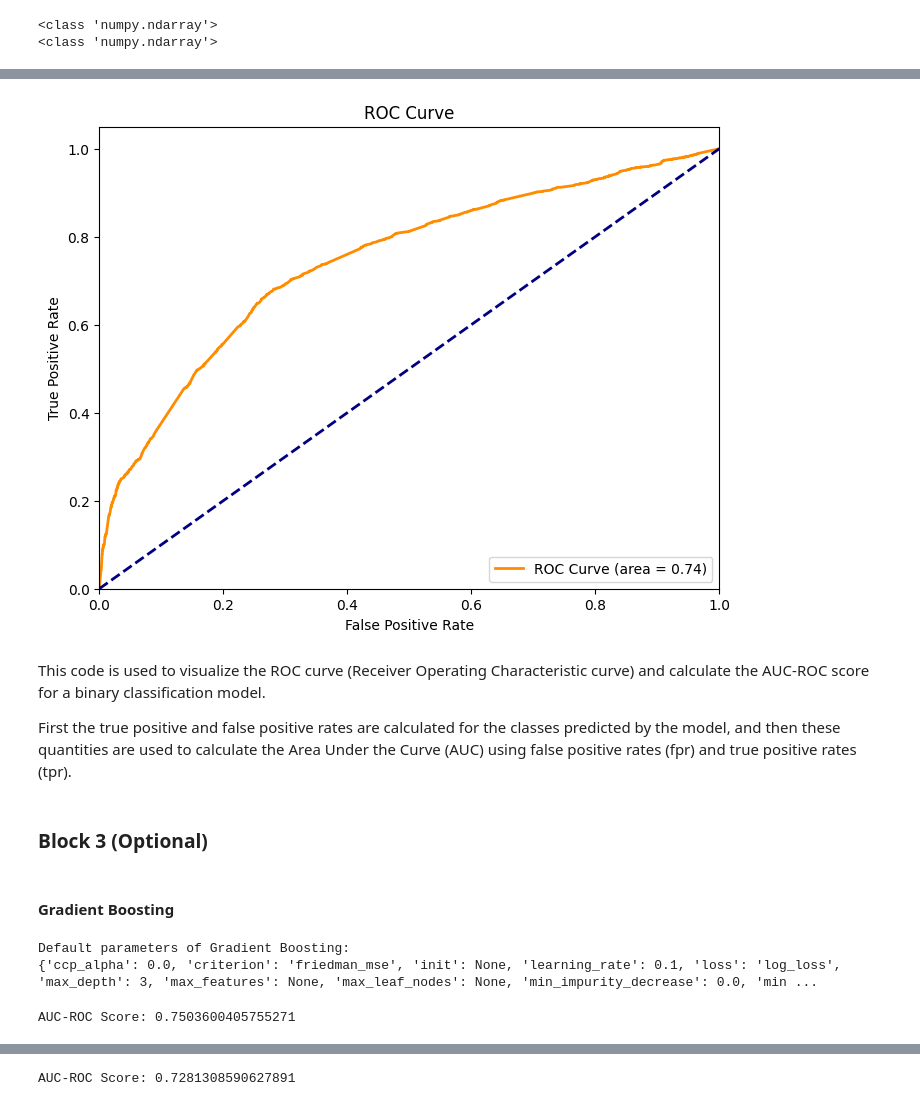
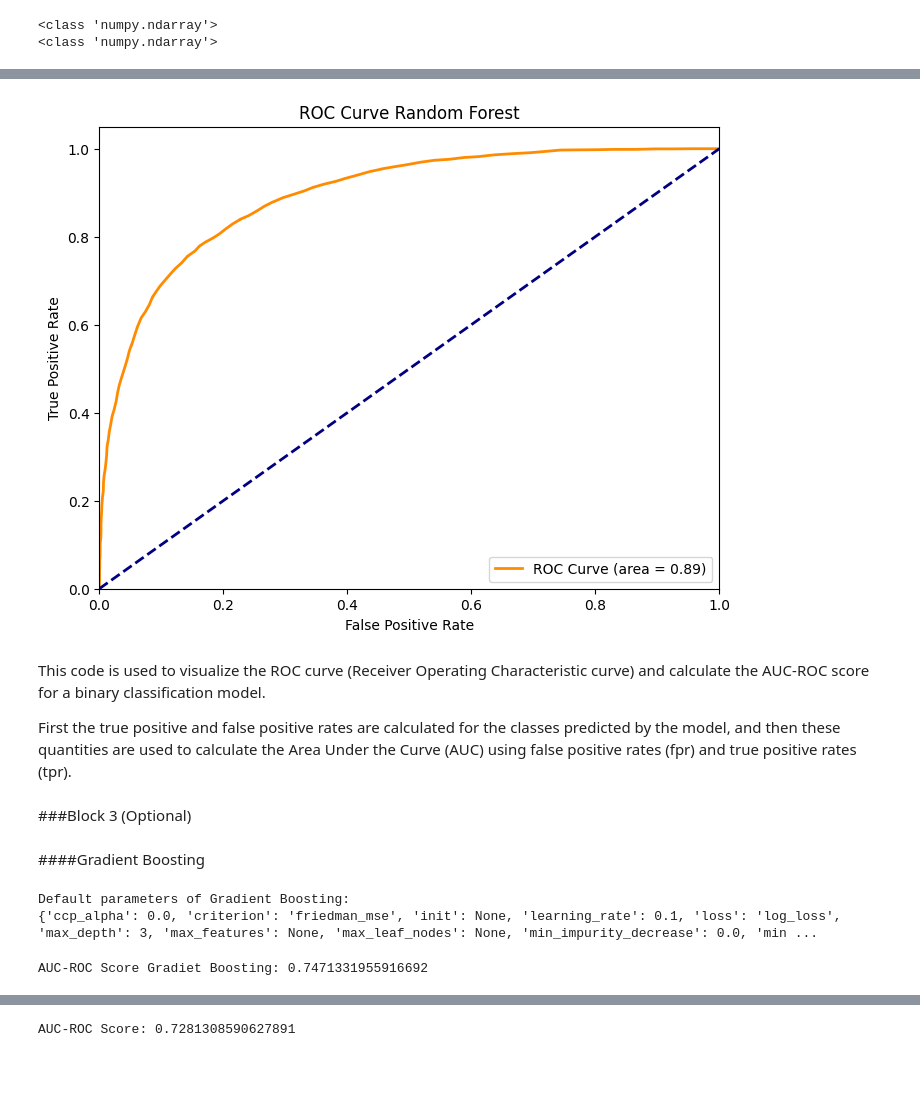
Before and after one commit to SailorGeorge/BiomedicalDataScience_LAB04, a Jupyter notebook: Biomedical_Data_Science_Lab_04.ipynb, the cells around one changed output, grey strips where cells are left out. Drawn from its saved outputs; the diff is of its cells as text; code cells hidden in the pictures; blank space fills up the shorter version.

```diff
--- a/Biomedical_Data_Science_Lab_04.ipynb
+++ b/Biomedical_Data_Science_Lab_04.ipynb
@@ -379 +371,4 @@ median_values = X_train.median()
+# %%
+median_valuestrain = X_train.median()
+median_valuestest = X_test.median()
 # %%
@@ -400,3 +416,3 @@ dtype: float64
 # %%
-X_train.fillna(median_values, inplace=True)
-X_test.fillna(median_values, inplace=True)
+X_train.fillna(median_valuestrain, inplace=True)
+X_test.fillna(median_valuestest, inplace=True)
@@ -444,3 +494,13 @@ X_test_encoded = encoded_data[len(X_train):]
 label_encoder = LabelEncoder()
 y_train_encoded = label_encoder.fit_transform(y_train)
 y_test_encoded = label_encoder.transform(y_test)
+# %%
+categorical_cols = ['metastatic_tumor', 'codidiagingreso', 'codservicioreal']
+
+combined_data = pd.concat([X_train, X_test], axis=0)
+
+combined_data_encoded = pd.get_dummies(combined_data, columns=categorical_cols, prefix=categorical_cols)
+
+
+X_train_encoded = combined_data_encoded[:len(X_train)]
+X_test_encoded = combined_data_encoded[len(X_train):]
@@ -456,7 +524,7 @@ from sklearn.ensemble import RandomForestClassifier
 
 rf_classifier = RandomForestClassifier()
 
-rf_classifier.fit(X_train_encoded, y_train_encoded)
+rf_classifier.fit(X_train_encoded, y_train)
 
 print("Default parameters of RandomForestClassifier:")
 print(rf_classifier.get_params())
@@ -534,28 +608,28 @@ Specificity is important when the cost of a false positive (a positive predictio
 # %%
 fpr, tpr, thresholds = roc_curve(y_test_encoded, positive_probs)
 roc_auc = auc(fpr, tpr)
 
 
 plt.figure(figsize=(8, 6))
 plt.plot(fpr, tpr, color='darkorange', lw=2, label='ROC Curve (area = %0.2f)' % roc_auc)
 plt.plot([0, 1], [0, 1], color='navy', lw=2, linestyle='--')
 plt.xlim([0.0, 1.0])
 plt.ylim([0.0, 1.05])
 plt.xlabel('False Positive Rate')
 plt.ylabel('True Positive Rate')
-plt.title('ROC Curve')
+plt.title('ROC Curve Random Forest')
 plt.legend(loc='lower right')
 plt.show()
 # %% [output]
-[figure, old version]
+[figure, new version]
 # %% [markdown]
 This code is used to visualize the ROC curve (Receiver Operating Characteristic curve) and calculate the AUC-ROC score for a binary classification model.
 
 First the true positive and false positive rates are calculated for the classes predicted by the model, and then these quantities are used to calculate the Area Under the Curve (AUC) using false positive rates (fpr) and true positive rates (tpr).
 # %% [markdown]
-### Block 3 (Optional)
+###Block 3 (Optional)
 # %% [markdown]
-#### Gradient Boosting
+####Gradient Boosting
 # %%
 from sklearn.ensemble import GradientBoostingClassifier
 from sklearn.model_selection import GridSearchCV
@@ -570,10 +644,10 @@ Default parameters of Gradient Boosting:
 # %%
 positive_probs = gb_clf.predict_proba(X_test_encoded)[:, 1]
 
-auc_roc = roc_auc_score(y_test_encoded, positive_probs)
-print("AUC-ROC Score:", auc_roc)
+auc_rocGB = roc_auc_score(y_test_encoded, positive_probs)
+print("AUC-ROC Score Gradiet Boosting:", auc_rocGB)
 # %% [output]
-AUC-ROC Score: 0.7503600405755271
+AUC-ROC Score Gradiet Boosting: 0.7471331955916692
 # %%
 predictions = gb_clf.predict(X_test_encoded)
 
```
Also changed, not shown: parts of 71 cells of this notebook, 1 other file.
